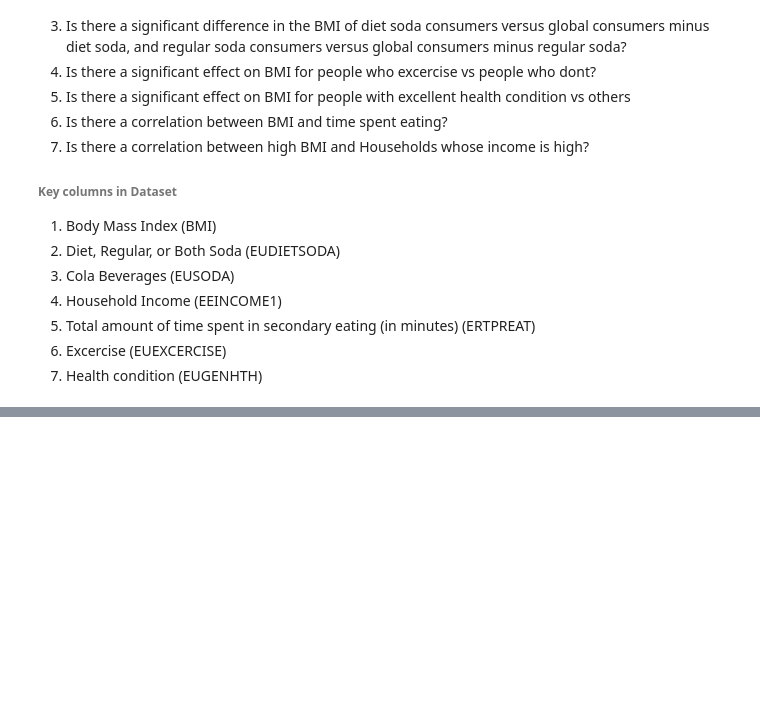
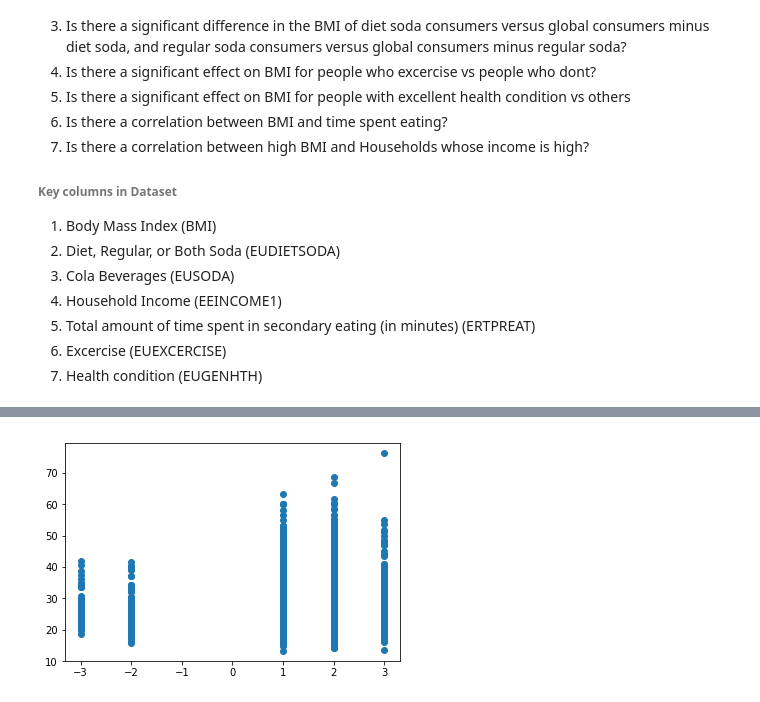
Before and after one commit to Nastajajo/health-stats-part-5-the-stags, a Jupyter notebook: EH_Study_2015-Copy1 (Edit by Alok).ipynb, the cells around one changed output, grey strips where cells are left out. Saved outputs shown, nothing was run; the diff lists cells and outputs as text; code cells hidden in the pictures; blank space fills up the shorter version.

```diff
--- a/EH_Study_2015-Copy1 (Edit by Alok).ipynb
+++ b/EH_Study_2015-Copy1 (Edit by Alok).ipynb
@@ -63,0 +75,6 @@ print(results)
+# %%
+# a Scatter plot to show the relationship between income and BMI
+plt.scatter(results.EEINCOME1,results.ERBMI)
+plt.show()
+# %% [output]
+[figure, added]
```
Also changed, not shown: parts of 3 cells of this notebook.
